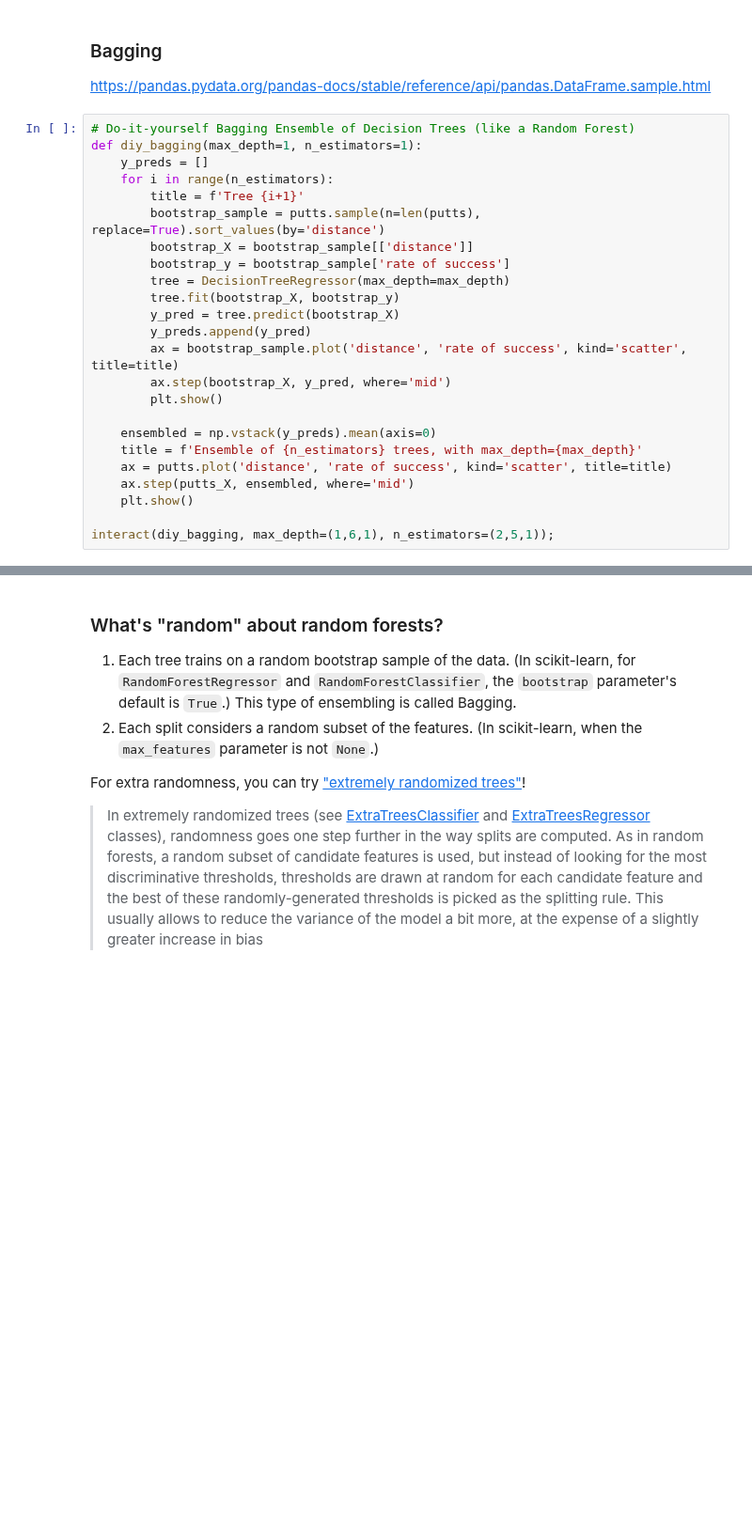
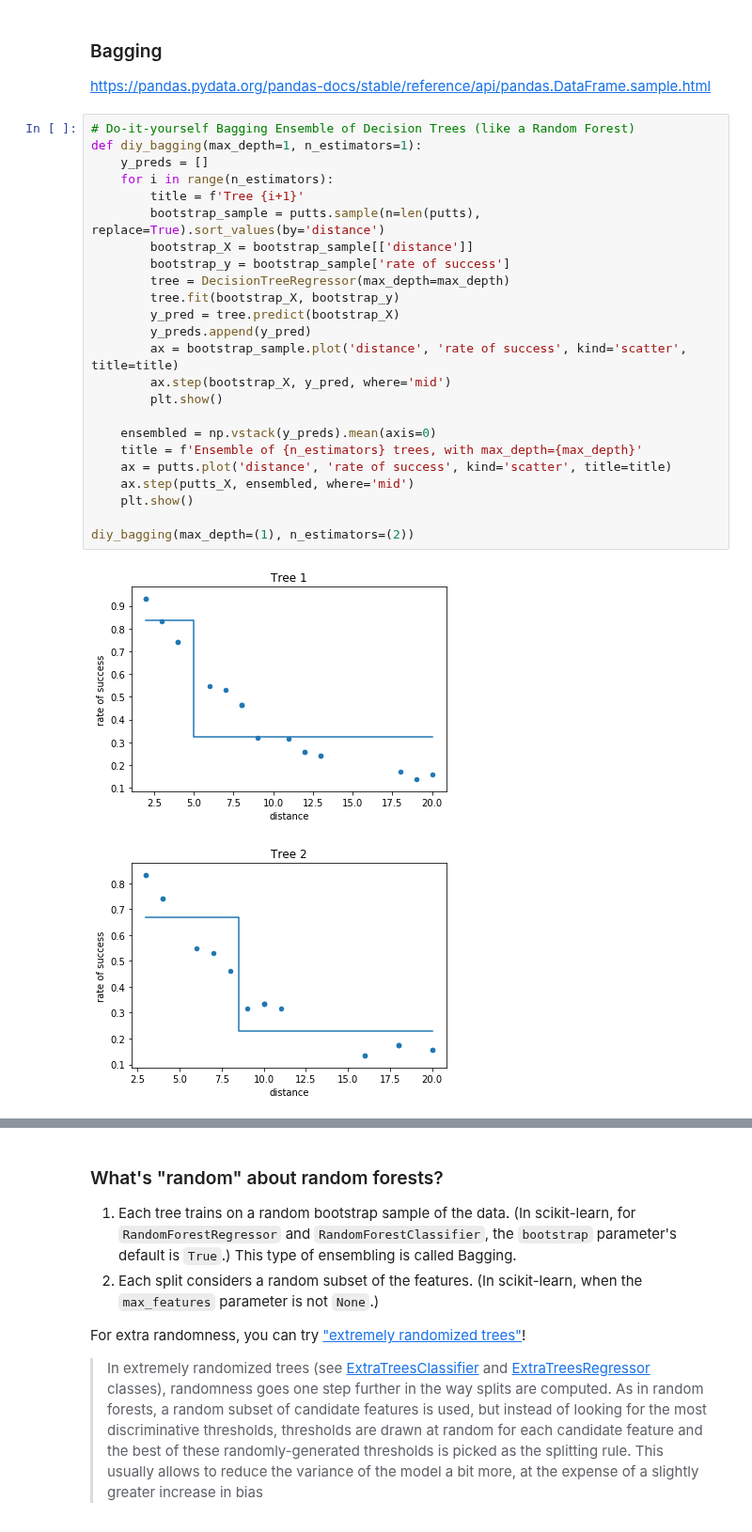
Before and after one commit to LambdaSchool/DS-Unit-2-Sprint-3-Classification-Validation, a Jupyter notebook: module4-rf-gb/LS_DS_234_Random_Forests_Gradient_Boosting.ipynb, the cells around one changed output, grey strips where cells are left out. Shown at 94% size. Drawn from its saved outputs; the diff is of its cells as text; blank space fills up the shorter version.

```diff
--- a/module4-rf-gb/LS_DS_234_Random_Forests_Gradient_Boosting.ipynb
+++ b/module4-rf-gb/LS_DS_234_Random_Forests_Gradient_Boosting.ipynb
@@ -115,24 +133,27 @@ https://pandas.pydata.org/pandas-docs/stable/reference/api/pandas.DataFrame.samp
 # %%
 # Do-it-yourself Bagging Ensemble of Decision Trees (like a Random Forest)
 def diy_bagging(max_depth=1, n_estimators=1):
     y_preds = []
     for i in range(n_estimators):
         title = f'Tree {i+1}'
         bootstrap_sample = putts.sample(n=len(putts), replace=True).sort_values(by='distance')
         bootstrap_X = bootstrap_sample[['distance']]
         bootstrap_y = bootstrap_sample['rate of success']
         tree = DecisionTreeRegressor(max_depth=max_depth)
         tree.fit(bootstrap_X, bootstrap_y)
         y_pred = tree.predict(bootstrap_X)
         y_preds.append(y_pred)
         ax = bootstrap_sample.plot('distance', 'rate of success', kind='scatter', title=title)
         ax.step(bootstrap_X, y_pred, where='mid')
         plt.show()
 
     ensembled = np.vstack(y_preds).mean(axis=0)
     title = f'Ensemble of {n_estimators} trees, with max_depth={max_depth}'
     ax = putts.plot('distance', 'rate of success', kind='scatter', title=title)
     ax.step(putts_X, ensembled, where='mid')
     plt.show()
 
-interact(diy_bagging, max_depth=(1,6,1), n_estimators=(2,5,1));
+diy_bagging(max_depth=(1), n_estimators=(2))
+# %% [output]
+[figure, added]
+[figure, added]
```
Also changed, not shown: parts of 12 cells of this notebook.
